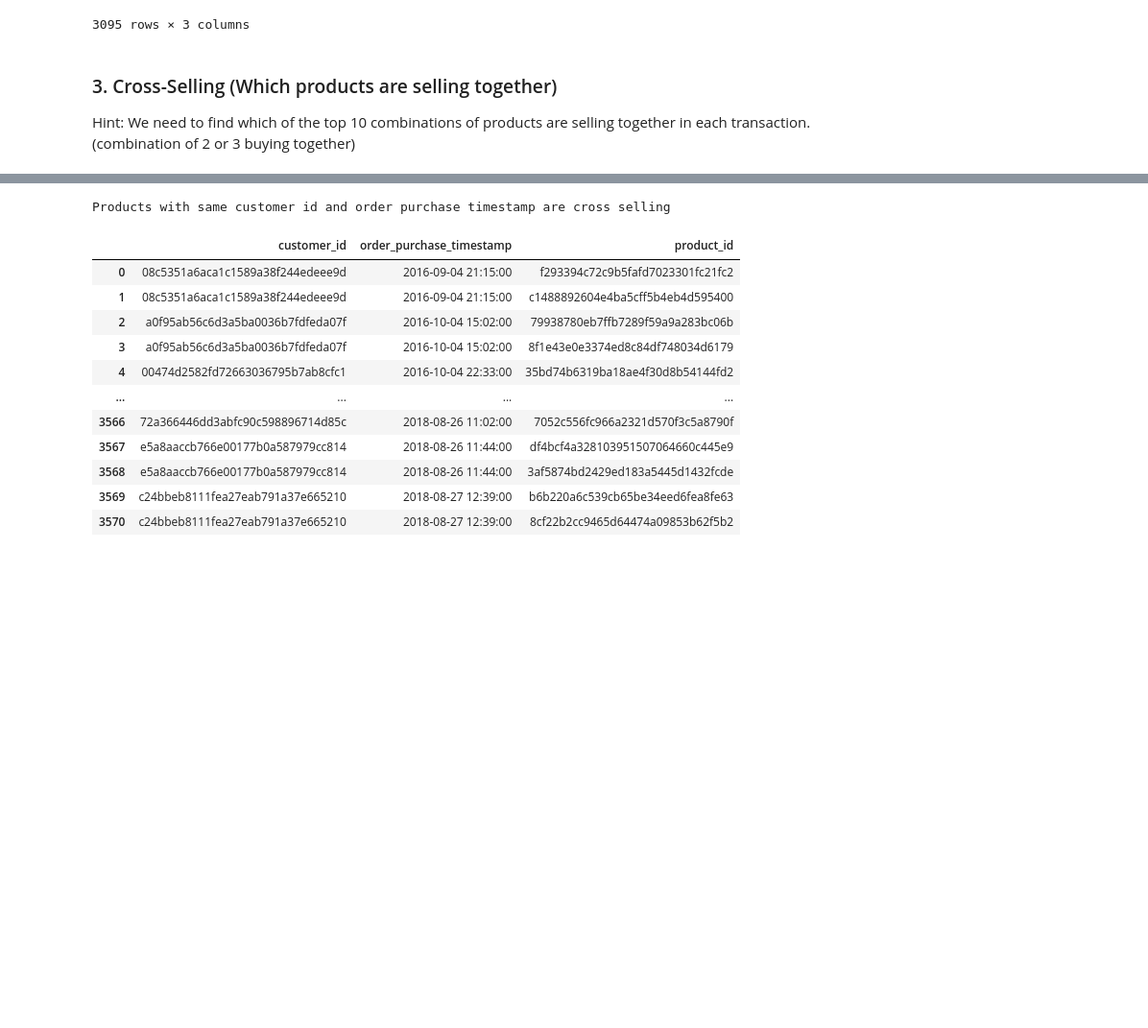
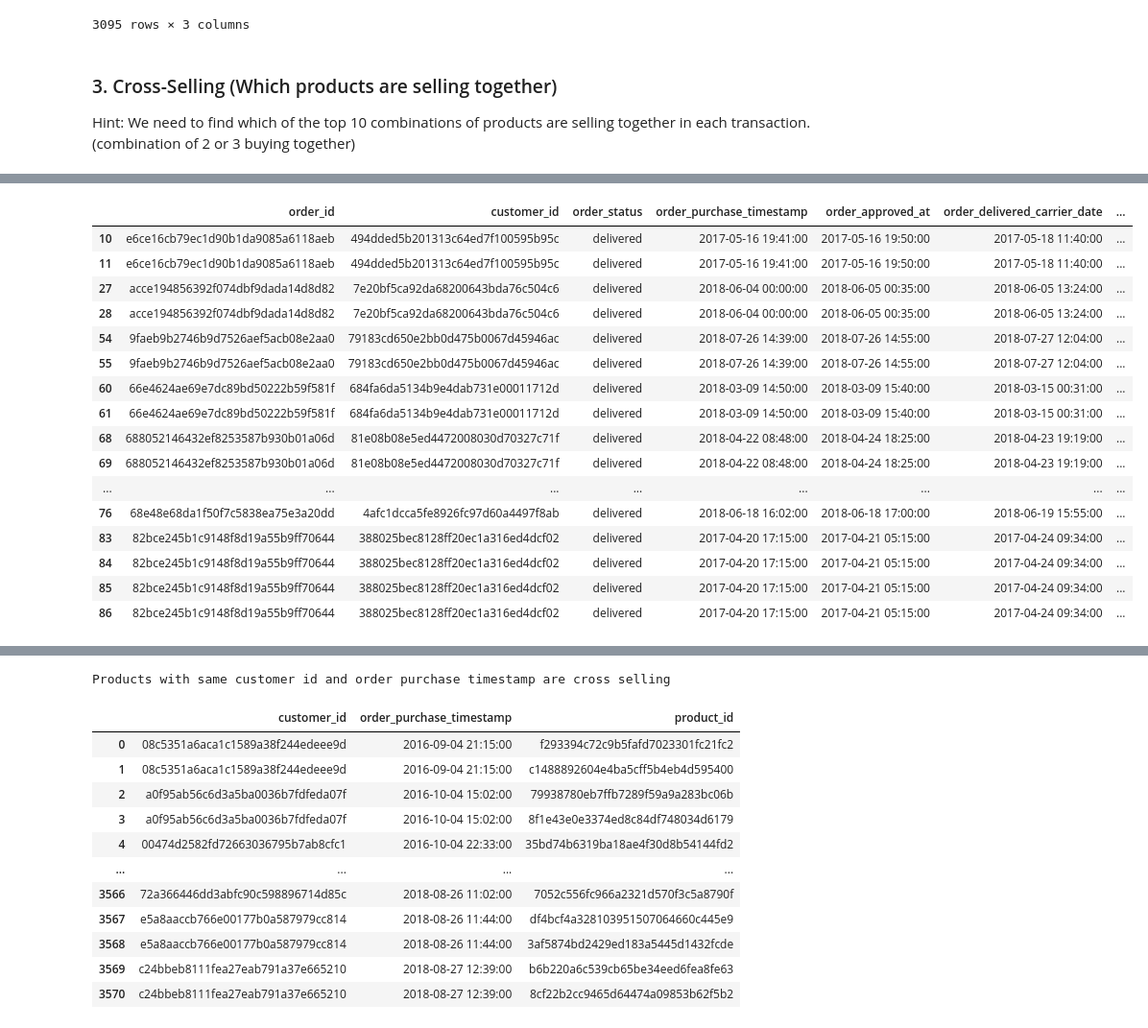
Before and after one commit to sakshisv/Marketing-Analytics-for-E-Commerce, a Jupyter notebook: Marketing Analytics (Python).ipynb, the cells around one changed output, grey strips where cells are left out. Shown at 96% size. Saved outputs shown, nothing was run; the diff lists cells and outputs as text; code cells hidden in the pictures; blank space fills up the shorter version.

```diff
--- a/Marketing Analytics (Python).ipynb
+++ b/Marketing Analytics (Python).ipynb
@@ -798,3 +798,6 @@ sellers_revenue
 ### 3. Cross-Selling (Which products are selling together)
 Hint: We need to find which of the top 10 combinations of products are selling together in
 each transaction. (combination of 2 or 3 buying together)
+# %%
+orders_ = pd.merge(orders, order_items, how='left', on='order_id')
+orders_.head(10)
@@ -801,3 +816,24 @@ each transaction. (combination of 2 or 3 buying together)
+# %%
+orders_ = orders_[orders_['order_id'].duplicated(keep = False)]
+orders_.head(20)
+# %% [output]
+|  | order_id | customer_id | order_status | order_purchase_timestamp | order_approved_at | order_delivered_carrier_date | ... |
+| 10 | e6ce16cb79ec1d90b1da9085a6118aeb | 494dded5b201313c64ed7f100595b95c | delivered | 2017-05-16 19:41:00 | 2017-05-16 19:50:00 | 2017-05-18 11:40:00 | ... |
+| 11 | e6ce16cb79ec1d90b1da9085a6118aeb | 494dded5b201313c64ed7f100595b95c | delivered | 2017-05-16 19:41:00 | 2017-05-16 19:50:00 | 2017-05-18 11:40:00 | ... |
+| 27 | acce194856392f074dbf9dada14d8d82 | 7e20bf5ca92da68200643bda76c504c6 | delivered | 2018-06-04 00:00:00 | 2018-06-05 00:35:00 | 2018-06-05 13:24:00 | ... |
+| 28 | acce194856392f074dbf9dada14d8d82 | 7e20bf5ca92da68200643bda76c504c6 | delivered | 2018-06-04 00:00:00 | 2018-06-05 00:35:00 | 2018-06-05 13:24:00 | ... |
+| 54 | 9faeb9b2746b9d7526aef5acb08e2aa0 | 79183cd650e2bb0d475b0067d45946ac | delivered | 2018-07-26 14:39:00 | 2018-07-26 14:55:00 | 2018-07-27 12:04:00 | ... |
+| 55 | 9faeb9b2746b9d7526aef5acb08e2aa0 | 79183cd650e2bb0d475b0067d45946ac | delivered | 2018-07-26 14:39:00 | 2018-07-26 14:55:00 | 2018-07-27 12:04:00 | ... |
+| 60 | 66e4624ae69e7dc89bd50222b59f581f | 684fa6da5134b9e4dab731e00011712d | delivered | 2018-03-09 14:50:00 | 2018-03-09 15:40:00 | 2018-03-15 00:31:00 | ... |
+| 61 | 66e4624ae69e7dc89bd50222b59f581f | 684fa6da5134b9e4dab731e00011712d | delivered | 2018-03-09 14:50:00 | 2018-03-09 15:40:00 | 2018-03-15 00:31:00 | ... |
+| 68 | 688052146432ef8253587b930b01a06d | 81e08b08e5ed4472008030d70327c71f | delivered | 2018-04-22 08:48:00 | 2018-04-24 18:25:00 | 2018-04-23 19:19:00 | ... |
+| 69 | 688052146432ef8253587b930b01a06d | 81e08b08e5ed4472008030d70327c71f | delivered | 2018-04-22 08:48:00 | 2018-04-24 18:25:00 | 2018-04-23 19:19:00 | ... |
+| ... | ... | ... | ... | ... | ... | ... | ... |
+| 76 | 68e48e68da1f50f7c5838ea75e3a20dd | 4afc1dcca5fe8926fc97d60a4497f8ab | delivered | 2018-06-18 16:02:00 | 2018-06-18 17:00:00 | 2018-06-19 15:55:00 | ... |
+| 83 | 82bce245b1c9148f8d19a55b9ff70644 | 388025bec8128ff20ec1a316ed4dcf02 | delivered | 2017-04-20 17:15:00 | 2017-04-21 05:15:00 | 2017-04-24 09:34:00 | ... |
+| 84 | 82bce245b1c9148f8d19a55b9ff70644 | 388025bec8128ff20ec1a316ed4dcf02 | delivered | 2017-04-20 17:15:00 | 2017-04-21 05:15:00 | 2017-04-24 09:34:00 | ... |
+| 85 | 82bce245b1c9148f8d19a55b9ff70644 | 388025bec8128ff20ec1a316ed4dcf02 | delivered | 2017-04-20 17:15:00 | 2017-04-21 05:15:00 | 2017-04-24 09:34:00 | ... |
+| 86 | 82bce245b1c9148f8d19a55b9ff70644 | 388025bec8128ff20ec1a316ed4dcf02 | delivered | 2017-04-20 17:15:00 | 2017-04-21 05:15:00 | 2017-04-24 09:34:00 | ... |
 # %%
 orders_ = pd.merge(orders, order_items, how='left', on='order_id')
 orders_[orders_.duplicated(['order_purchase_timestamp','customer_id'], keep=False)]
```
Also changed, not shown: parts of 2 cells of this notebook.
